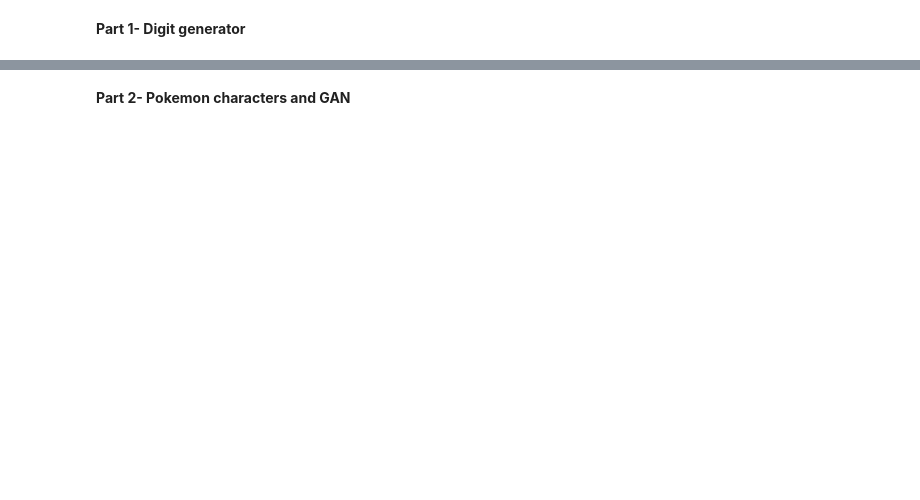
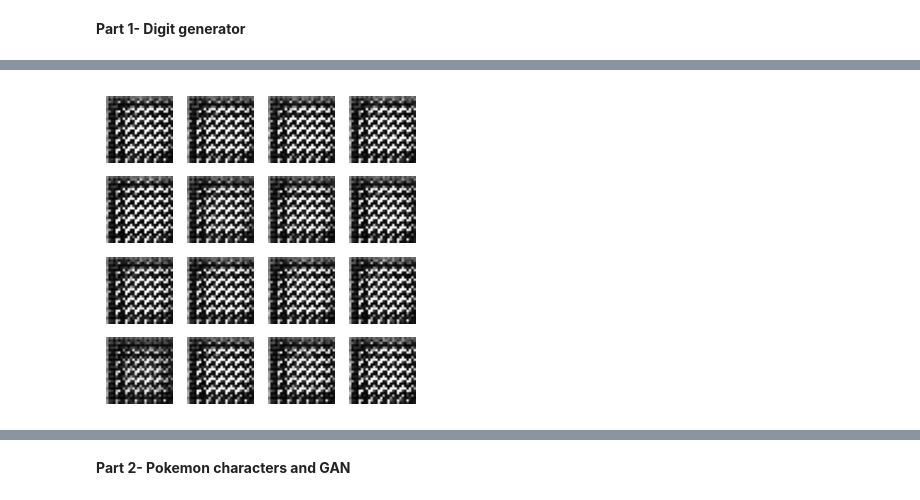
Before and after one commit to samancha/computer-vision-masters, a Jupyter notebook: mod6/Assignment 6.1 Code Template.ipynb, the cells around one changed output, grey strips where cells are left out. Cells and saved outputs as stored; diff of their text form; code cells hidden in the pictures; blank space fills up the shorter version.

```diff
--- a/mod6/Assignment 6.1 Code Template.ipynb
+++ b/mod6/Assignment 6.1 Code Template.ipynb
@@ -107,7 +107,7 @@ cross_entropy
 # It compares the discriminator's predictions on real images to an array of 1s, and the discriminator's predictions on fake (generated) images to an array of 0s.
 def discriminator_loss(real_output, fake_output):
     real_loss = cross_entropy(tf.ones_like(real_output), real_output)
-    fake_loss = #Same command as above but for fake_output
+    fake_loss = cross_entropy(tf.ones_like(fake_output), fake_output)
     total_loss = real_loss + fake_loss
     return total_loss
 # %%
@@ -118,7 +118,7 @@ def generator_loss(fake_output):
 # %%
 #The discriminator and the generator optimizers are different since we will train two networks separately.
 generator_optimizer = tf.keras.optimizers.Adam(1e-4)
-discriminator_optimizer = #same adam optimizer here
+discriminator_optimizer = tf.keras.optimizers.Adam(1e-4)
 # %%
 # e- Model design
 # Let's save the model for future references
@@ -203,7 +203,9 @@ def generate_and_save_images(model, epoch, test_input):
   plt.show()
 # %%
 #Call the function in proper way
-train()  #Put appropriate values here and call the function
+model = train(train_dataset, 30)  #Put appropriate values here and call the function
+# %% [output]
+[figure, added]
 # %%
 checkpoint.restore(tf.train.latest_checkpoint(checkpoint_dir))
 # %% [output]
```
Also changed, not shown: parts of 18 cells of this notebook.
